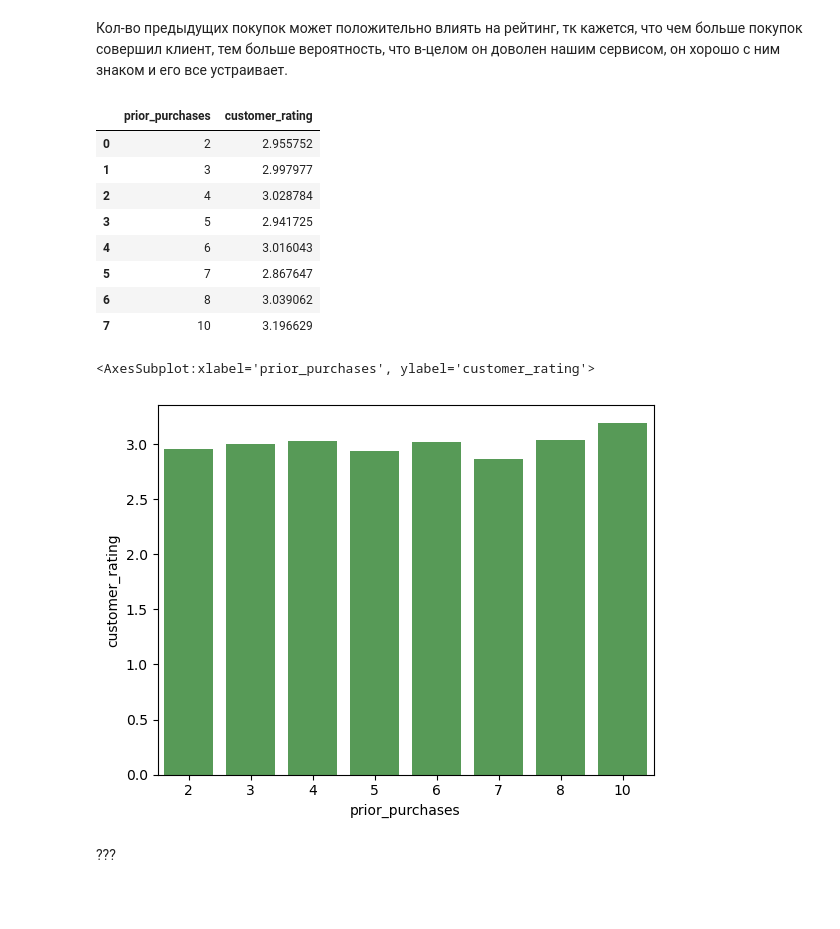
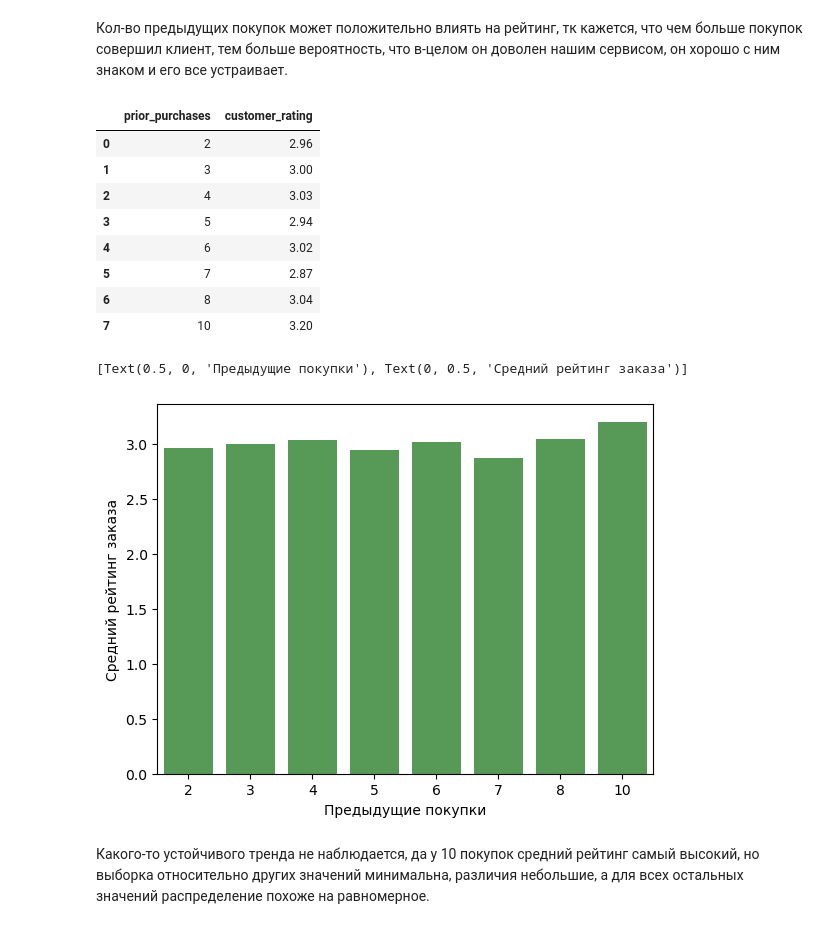
Before and after one commit to DmitriyRys/e_commerce_delivery, a Jupyter notebook: shipping_ecommerce_analysis.ipynb, the cells around one changed output. Drawn from its saved outputs; the diff is of its cells as text; code cells hidden in the pictures; blank space fills up the shorter version.

Commit message:
Added the rest of correlations with customer rating, started to search some correlations with deliery time. Decided to add some statistical tests, added plan for it.

```diff
--- a/shipping_ecommerce_analysis.ipynb
+++ b/shipping_ecommerce_analysis.ipynb
@@ -255,4 +255,8 @@ weight_in_gms_hist.set(xlabel='Вес в граммах',
 2. 2-4 кг;
 3. 4-6 кг;
 4. Более 6 кг.
+# %%
+# создадим отдельную колонку с этими группами
+
+df['weight_groups'] = pd.cut(df.weight_in_gms, [0, 2000, 4000, 6000, float('inf')])
 # %%
@@ -394,11 +397,11 @@ perc_table(df.gender)
 
 def avg_rating(column):
     '''Принимает колонку column вида 'df.column', возвращает таблицу со средним рейтингом'''
-    return df.groupby(column, as_index=False).customer_rating.mean()
+    return df.groupby(column, as_index=False).customer_rating.mean().round(2)
 # %%
 # и функцию, которая будет возвращать барплот
 
-def creat_bp(data):
+def create_bp(data):
     '''Принимает датафрейм data, возвращает барчарт'''
     return sns.barplot(x=data[data.columns[0]],
                        y=data[data.columns[1]],
@@ -438,18 +441,20 @@ purchases_rating = avg_rating(df.prior_purchases)
 purchases_rating
 # %% [output]
 |  | prior_purchases | customer_rating |
-| 0 | 2 | 2.955752 |
-| 1 | 3 | 2.997977 |
-| 2 | 4 | 3.028784 |
-| 3 | 5 | 2.941725 |
-| 4 | 6 | 3.016043 |
-| 5 | 7 | 2.867647 |
-| 6 | 8 | 3.039062 |
-| 7 | 10 | 3.196629 |
+| 0 | 2 | 2.96 |
+| 1 | 3 | 3.00 |
+| 2 | 4 | 3.03 |
+| 3 | 5 | 2.94 |
+| 4 | 6 | 3.02 |
+| 5 | 7 | 2.87 |
+| 6 | 8 | 3.04 |
+| 7 | 10 | 3.20 |
 # %%
-creat_bp(purchases_rating)
+purchases_rating_bp = create_bp(purchases_rating)
+purchases_rating_bp.set(xlabel='Предыдущие покупки',
+                        ylabel='Средний рейтинг заказа')
 # %% [output]
-<AxesSubplot:xlabel='prior_purchases', ylabel='customer_rating'>
+[Text(0.5, 0, 'Предыдущие покупки'), Text(0, 0.5, 'Средний рейтинг заказа')]
-[figure, old version]
+[figure, new version]
 # %% [markdown]
-???
+Какого-то устойчивого тренда не наблюдается, да у 10 покупок средний рейтинг самый высокий, но выборка относительно других значений минимальна, различия небольшие, а для всех остальных значений распределение похоже на равномерное.
```
Also changed, not shown: parts of 58 cells of this notebook.
